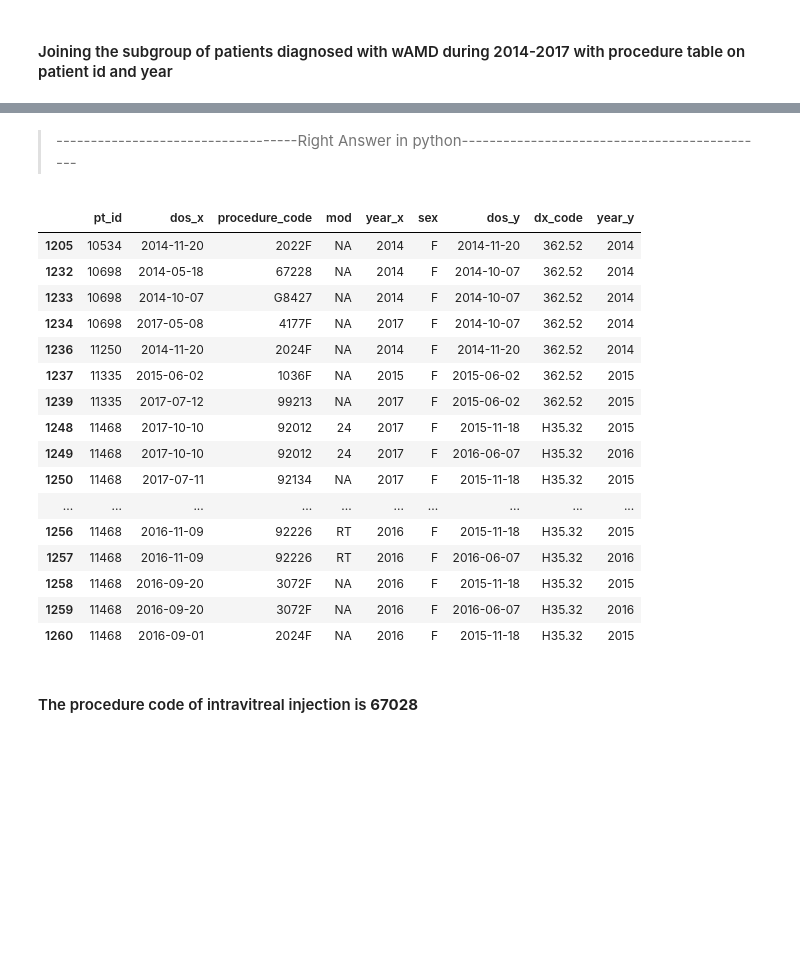
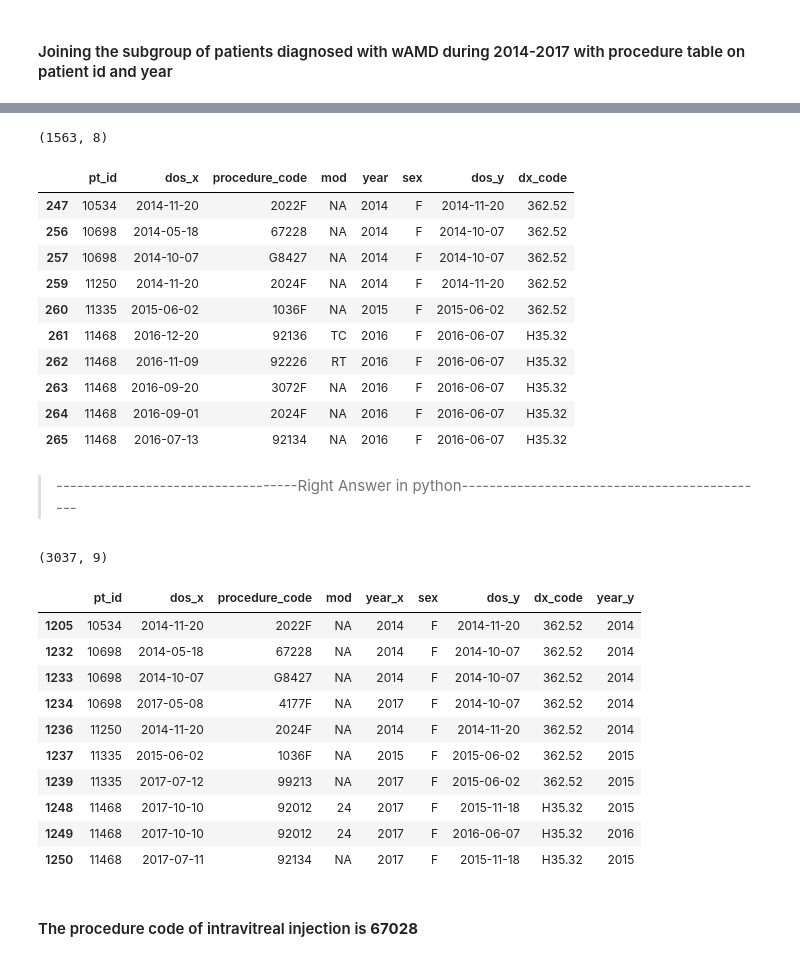
Before and after one commit to yeenott/rwd_data_curation, a Jupyter notebook: notebook/eda_spark.ipynb, the cells around one changed output, grey strips where cells are left out. Cells and saved outputs as stored; diff of their text form; code cells hidden in the pictures; blank space fills up the shorter version.

```diff
--- a/notebook/eda_spark.ipynb
+++ b/notebook/eda_spark.ipynb
@@ -20,13 +20,13 @@ print(spark.version)
 sc = spark.sparkContext
 # %% [output]
 3.1.1
+# %%
+# The csv files are stored in a folder named data in the current working directory
+DATA_DIR = os.path.join('..',"data")
 # %% [markdown]
 # 1. Load data and check data quality
 # %% [markdown]
 ## 1.1 Patient data
-# %%
-# The csv files are stored in a folder named data in the current working directory
-DATA_DIR = os.path.join('.',"data")
 # %%
 data_pt = pd.read_csv(os.path.join(DATA_DIR, 'patient.csv'), sep='\t')
 data_pt.rename(columns={'patientid': 'pt_id'}, inplace=True)
@@ -779,28 +777,43 @@ pt_h_pct_F['procedure_code'].unique()
+# %%
+#pt_h_14to17 is the group having Wet Age-Related Macular Degeneration (wAMD) between 2014 and 2017,
+pt_h_pct_old = pd.merge(data_pct, pt_h_14to17, on=['pt_id','year'], how='inner')
+pt_h_pct_F_old=pt_h_pct_old[pt_h_pct_old['sex']=='F']
+pt_h_pct_F_old.shape
+pt_h_pct_F_old.head(10)
+# %% [output]
+(1563, 8)
+|  | pt_id | dos_x | procedure_code | mod | year | sex | dos_y | dx_code |
+| 247 | 10534 | 2014-11-20 | 2022F | NA | 2014 | F | 2014-11-20 | 362.52 |
+| 256 | 10698 | 2014-05-18 | 67228 | NA | 2014 | F | 2014-10-07 | 362.52 |
+| 257 | 10698 | 2014-10-07 | G8427 | NA | 2014 | F | 2014-10-07 | 362.52 |
+| 259 | 11250 | 2014-11-20 | 2024F | NA | 2014 | F | 2014-11-20 | 362.52 |
+| 260 | 11335 | 2015-06-02 | 1036F | NA | 2015 | F | 2015-06-02 | 362.52 |
+| 261 | 11468 | 2016-12-20 | 92136 | TC | 2016 | F | 2016-06-07 | H35.32 |
+| 262 | 11468 | 2016-11-09 | 92226 | RT | 2016 | F | 2016-06-07 | H35.32 |
+| 263 | 11468 | 2016-09-20 | 3072F | NA | 2016 | F | 2016-06-07 | H35.32 |
+| 264 | 11468 | 2016-09-01 | 2024F | NA | 2016 | F | 2016-06-07 | H35.32 |
+| 265 | 11468 | 2016-07-13 | 92134 | NA | 2016 | F | 2016-06-07 | H35.32 |
 # %% [markdown]
  > -----------------------------------Right Answer in python---------------------------------------------
 # %%
 #pt_h_14to17 is the group having Wet Age-Related Macular Degeneration (wAMD) between 2014 and 2017,
 pt_h_pct = pd.merge(data_pct, pt_h_14to17, on=['pt_id'], how='inner')
 pt_h_pct_F=pt_h_pct[(pt_h_pct['sex']=='F') & (pt_h_pct['year_x']>=2014) & (pt_h_pct['year_x']<=2017)]
-pt_h_pct_F.head(20)
+pt_h_pct_F.shape
+pt_h_pct_F.head(10)
 # %% [output]
+(3037, 9)
 |  | pt_id | dos_x | procedure_code | mod | year_x | sex | dos_y | dx_code | year_y |
 | 1205 | 10534 | 2014-11-20 | 2022F | NA | 2014 | F | 2014-11-20 | 362.52 | 2014 |
 | 1232 | 10698 | 2014-05-18 | 67228 | NA | 2014 | F | 2014-10-07 | 362.52 | 2014 |
 | 1233 | 10698 | 2014-10-07 | G8427 | NA | 2014 | F | 2014-10-07 | 362.52 | 2014 |
 | 1234 | 10698 | 2017-05-08 | 4177F | NA | 2017 | F | 2014-10-07 | 362.52 | 2014 |
 | 1236 | 11250 | 2014-11-20 | 2024F | NA | 2014 | F | 2014-11-20 | 362.52 | 2014 |
 | 1237 | 11335 | 2015-06-02 | 1036F | NA | 2015 | F | 2015-06-02 | 362.52 | 2015 |
 | 1239 | 11335 | 2017-07-12 | 99213 | NA | 2017 | F | 2015-06-02 | 362.52 | 2015 |
 | 1248 | 11468 | 2017-10-10 | 92012 | 24 | 2017 | F | 2015-11-18 | H35.32 | 2015 |
 | 1249 | 11468 | 2017-10-10 | 92012 | 24 | 2017 | F | 2016-06-07 | H35.32 | 2016 |
 | 1250 | 11468 | 2017-07-11 | 92134 | NA | 2017 | F | 2015-11-18 | H35.32 | 2015 |
-| ... | ... | ... | ... | ... | ... | ... | ... | ... | ... |
-| 1256 | 11468 | 2016-11-09 | 92226 | RT | 2016 | F | 2015-11-18 | H35.32 | 2015 |
-| 1257 | 11468 | 2016-11-09 | 92226 | RT | 2016 | F | 2016-06-07 | H35.32 | 2016 |
-| 1258 | 11468 | 2016-09-20 | 3072F | NA | 2016 | F | 2015-11-18 | H35.32 | 2015 |
-| 1259 | 11468 | 2016-09-20 | 3072F | NA | 2016 | F | 2016-06-07 | H35.32 | 2016 |
-| 1260 | 11468 | 2016-09-01 | 2024F | NA | 2016 | F | 2015-11-18 | H35.32 | 2015 |
 # %% [markdown]
 #### The procedure code of intravitreal injection is **67028**
 # %%
```
Also changed, not shown: parts of 24 cells of this notebook, 12 other files.
